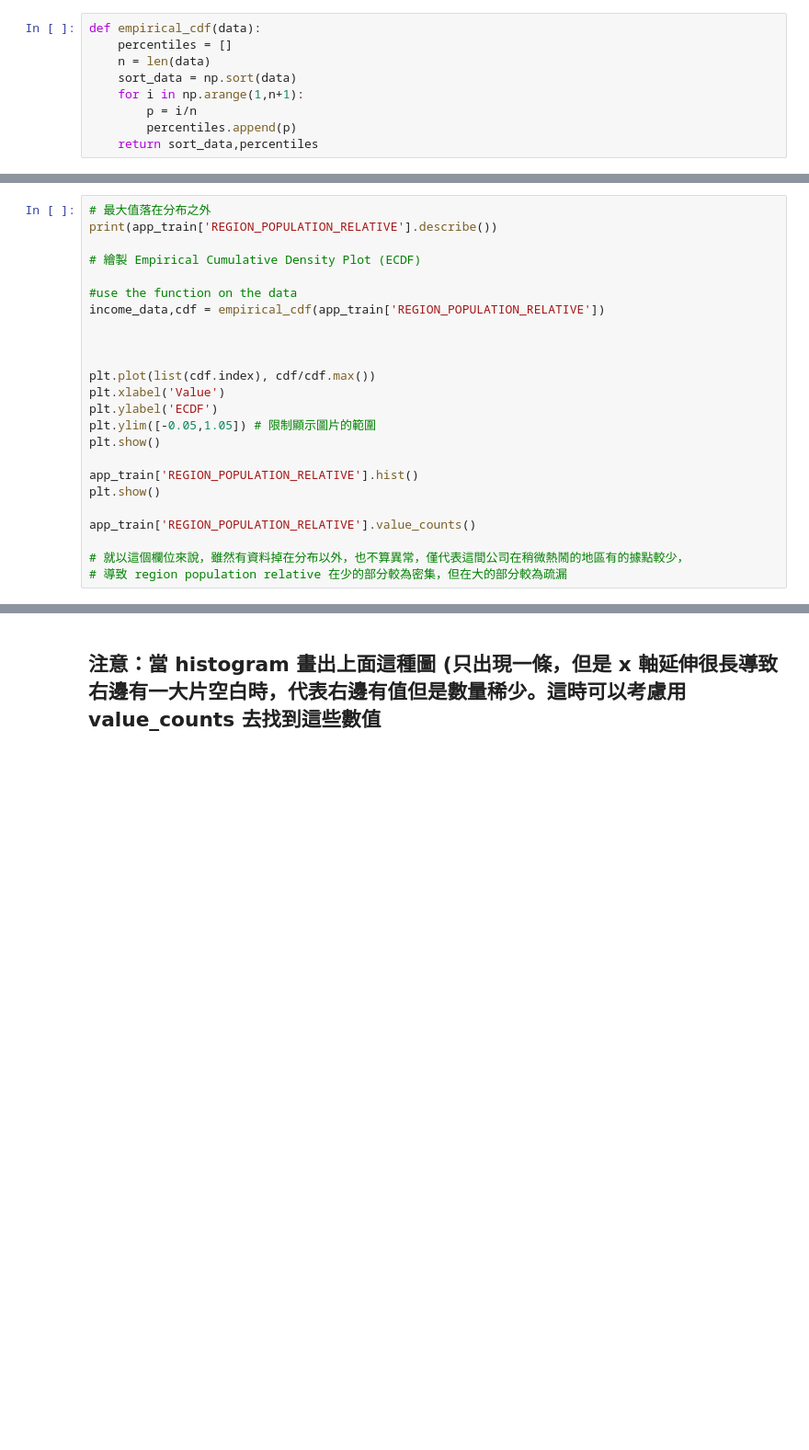
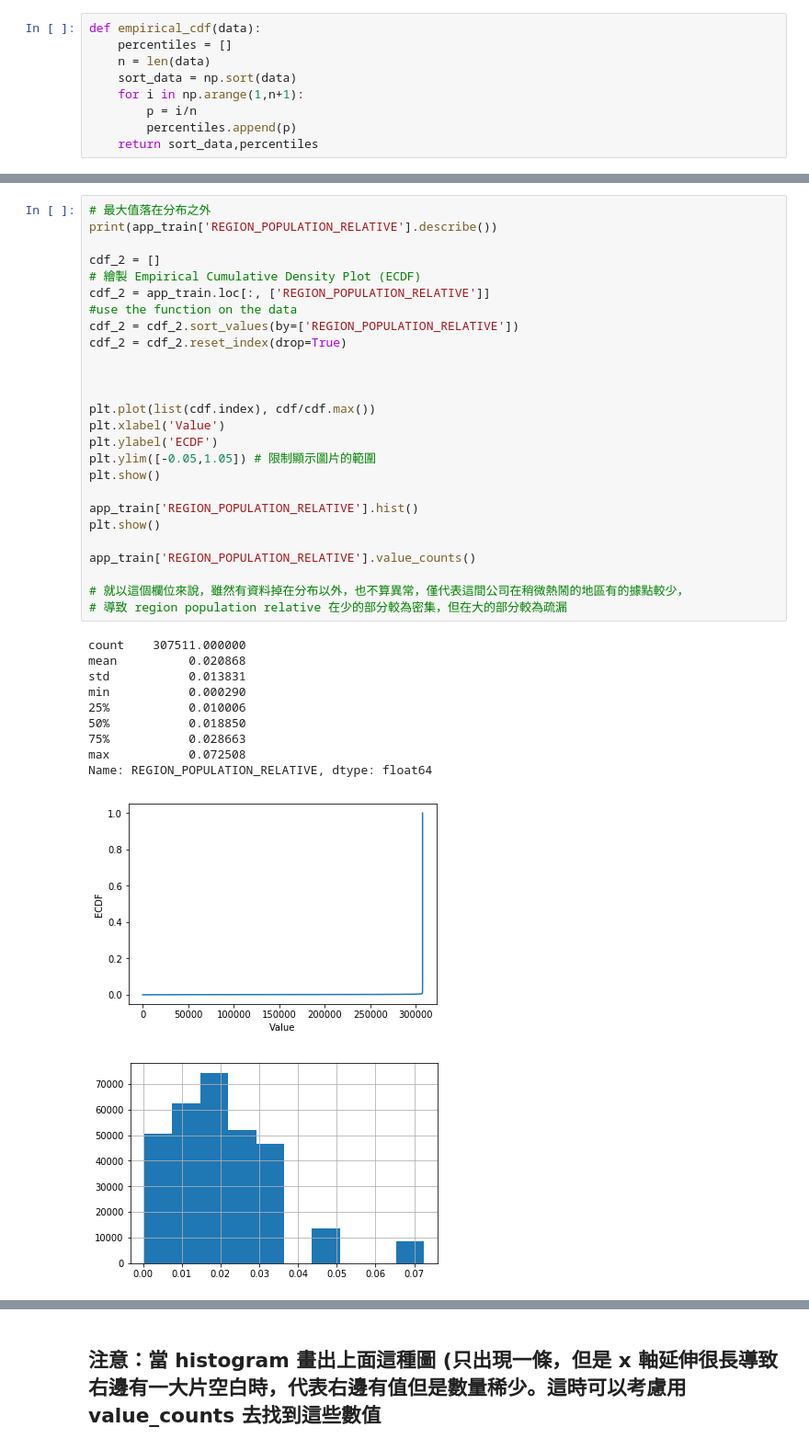
Before and after one commit to luokamars/3rd-ML100Days, a Jupyter notebook: homework/Day_009_HW_test.ipynb, the cells around one changed output, grey strips where cells are left out. Shown at 92% size. Cells and saved outputs as stored; diff of their text form; blank space fills up the shorter version.

```diff
--- a/homework/Day_009_HW_test.ipynb
+++ b/homework/Day_009_HW_test.ipynb
@@ -106,24 +130,38 @@ AttributeError: 'numpy.ndarray' object has no attribute 'index'
 # %%
 # 最大值落在分布之外
 print(app_train['REGION_POPULATION_RELATIVE'].describe())
 
+cdf_2 = []
 # 繪製 Empirical Cumulative Density Plot (ECDF)
-
+cdf_2 = app_train.loc[:, ['REGION_POPULATION_RELATIVE']]
 #use the function on the data
-income_data,cdf = empirical_cdf(app_train['REGION_POPULATION_RELATIVE'])
+cdf_2 = cdf_2.sort_values(by=['REGION_POPULATION_RELATIVE'])
+cdf_2 = cdf_2.reset_index(drop=True)
 
 
 
 plt.plot(list(cdf.index), cdf/cdf.max())
 plt.xlabel('Value')
 plt.ylabel('ECDF')
 plt.ylim([-0.05,1.05]) # 限制顯示圖片的範圍
 plt.show()
 
 app_train['REGION_POPULATION_RELATIVE'].hist()
 plt.show()
 
 app_train['REGION_POPULATION_RELATIVE'].value_counts()
 
 # 就以這個欄位來說，雖然有資料掉在分布以外，也不算異常，僅代表這間公司在稍微熱鬧的地區有的據點較少，
 # 導致 region population relative 在少的部分較為密集，但在大的部分較為疏漏
+# %% [output]
+count    307511.000000
+mean          0.020868
+std           0.013831
+min           0.000290
+25%           0.010006
+50%           0.018850
+75%           0.028663
+max           0.072508
+Name: REGION_POPULATION_RELATIVE, dtype: float64
+[figure, added]
+[figure, added]
```
Also changed, not shown: parts of 6 cells of this notebook.
